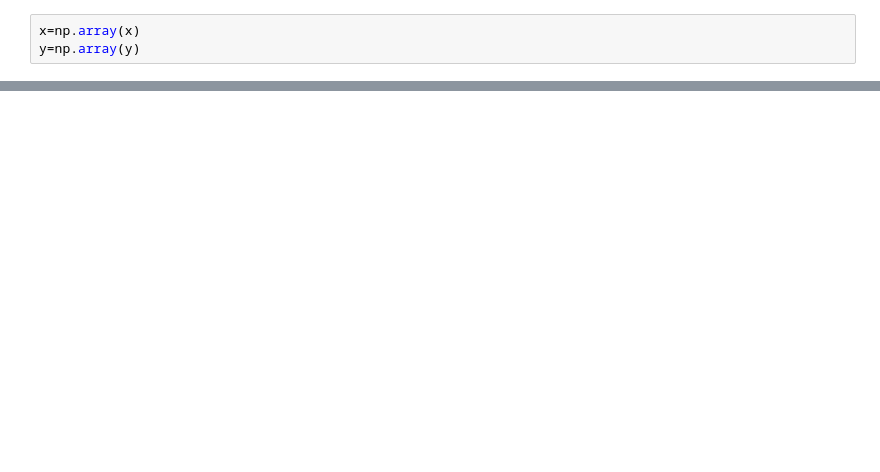
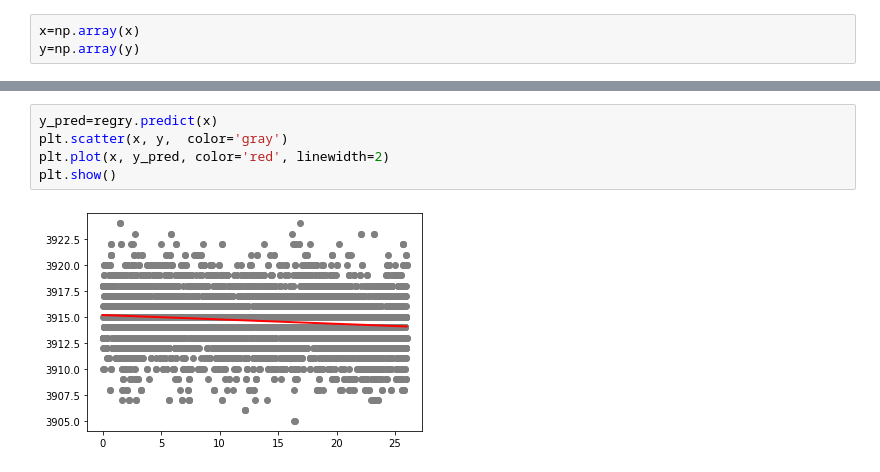
Before and after one commit to MostafaAhmed95/linear_reg, a Jupyter notebook: linear-regresion-now.ipynb, the cells around one changed output, grey strips where cells are left out. Cells and saved outputs as stored; diff of their text form; blank space fills up the shorter version.

```diff
--- a/linear-regresion-now.ipynb
+++ b/linear-regresion-now.ipynb
@@ -98,0 +82,7 @@ plt.show()
+# %%
+y_pred=regry.predict(x)
+plt.scatter(x, y,  color='gray')
+plt.plot(x, y_pred, color='red', linewidth=2)
+plt.show()
+# %% [output]
+[figure, added]
```
Also changed, not shown: parts of 20 cells of this notebook.
